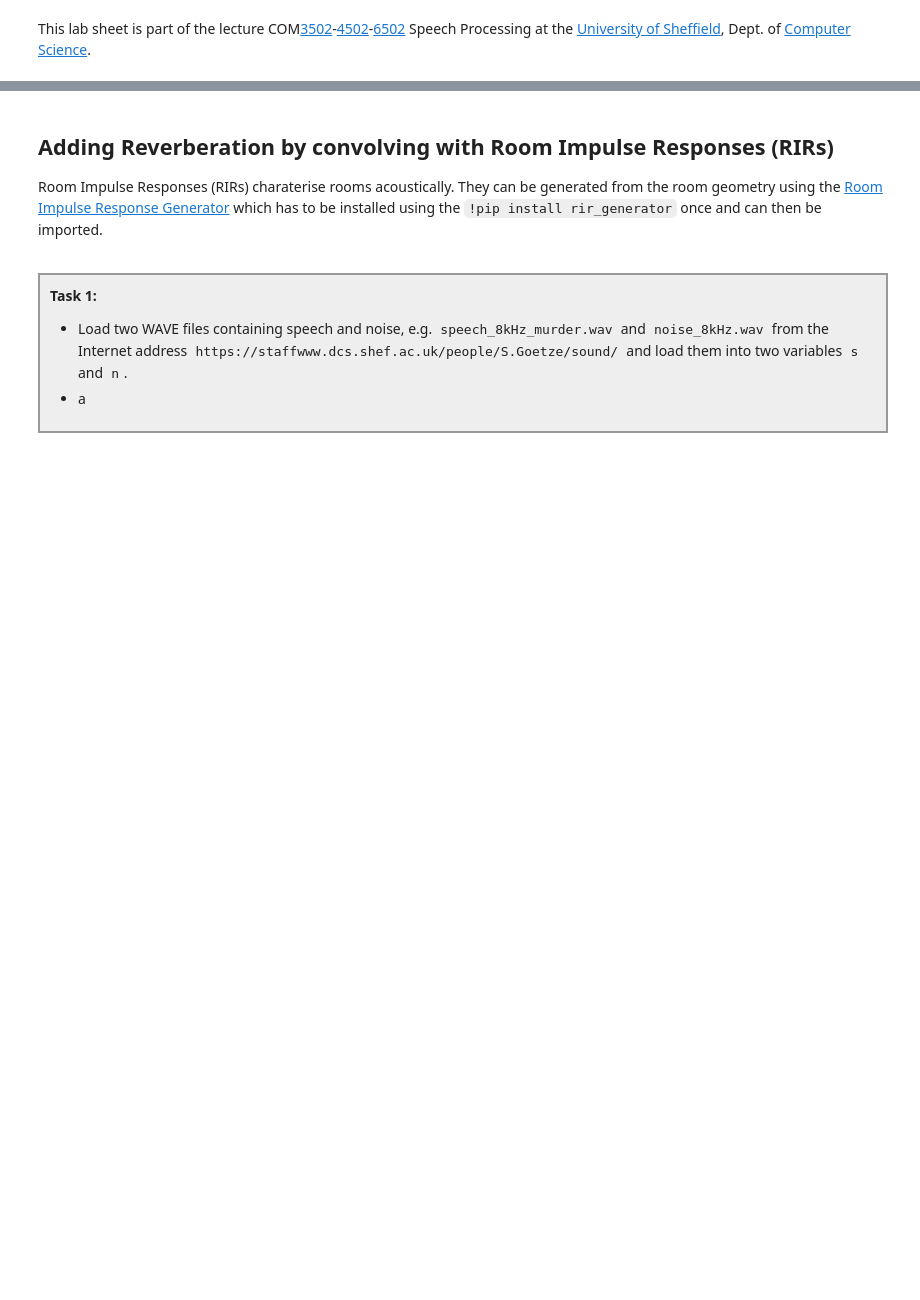
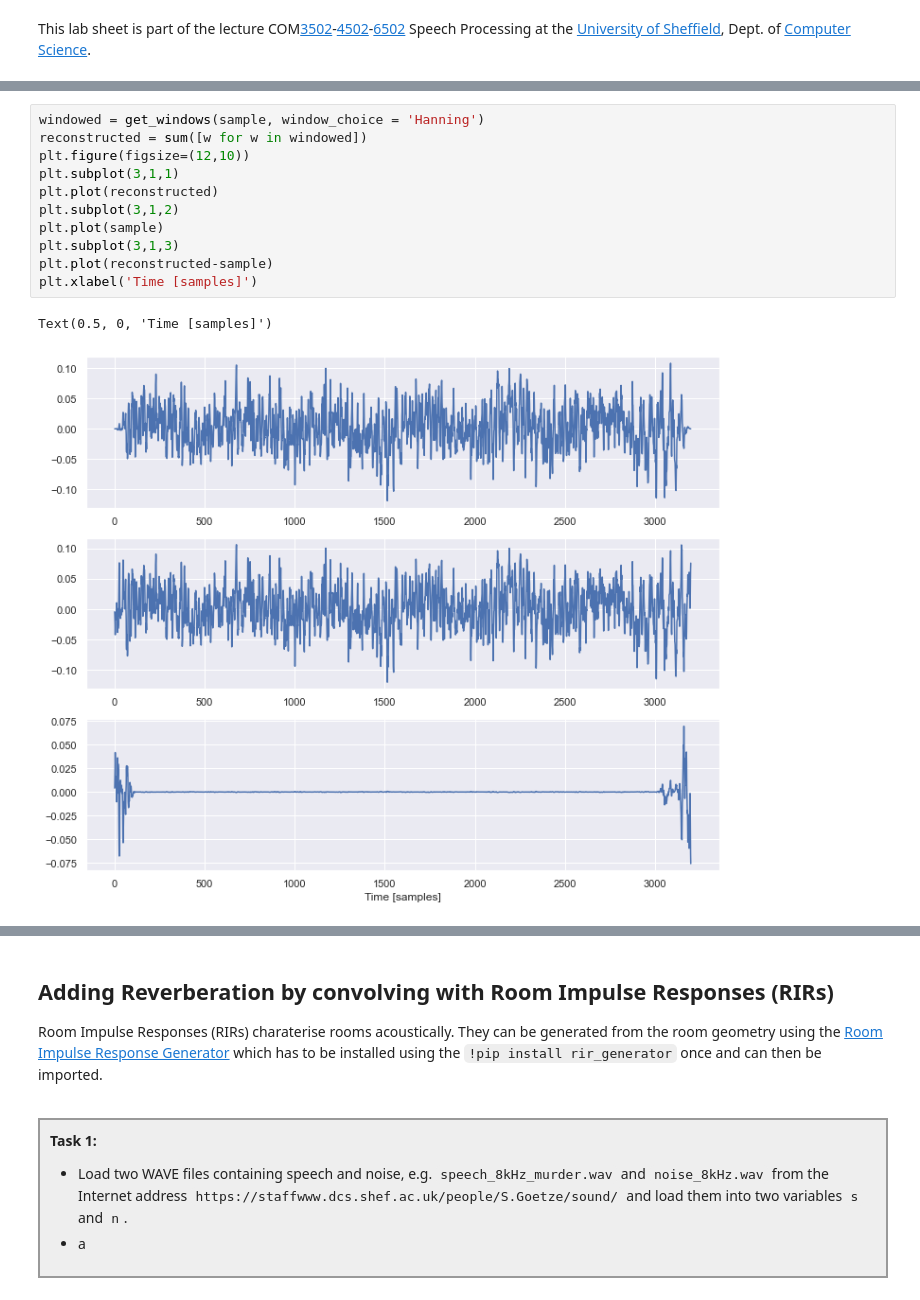
Before and after one commit to sap-shef/SpeechProcesssingLab, a Jupyter notebook: Lab-Sheets/Lab-Sheet-8.ipynb, the cells around one changed output, grey strips where cells are left out. Saved outputs shown, nothing was run; the diff lists cells and outputs as text; blank space fills up the shorter version.

```diff
--- a/Lab-Sheets/Lab-Sheet-8.ipynb
+++ b/Lab-Sheets/Lab-Sheet-8.ipynb
@@ -32,0 +303,14 @@ Please put questions, comments and correction suggestions in the [Blackboard](ht
+# %%
+windowed = get_windows(sample, window_choice = 'Hanning')
+reconstructed = sum([w for w in windowed])
+plt.figure(figsize=(12,10))
+plt.subplot(3,1,1)
+plt.plot(reconstructed)
+plt.subplot(3,1,2)
+plt.plot(sample)
+plt.subplot(3,1,3)
+plt.plot(reconstructed-sample)
+plt.xlabel('Time [samples]')
+# %% [output]
+Text(0.5, 0, 'Time [samples]')
+[figure, added]
```
Also changed, not shown: parts of 32 cells of this notebook.
